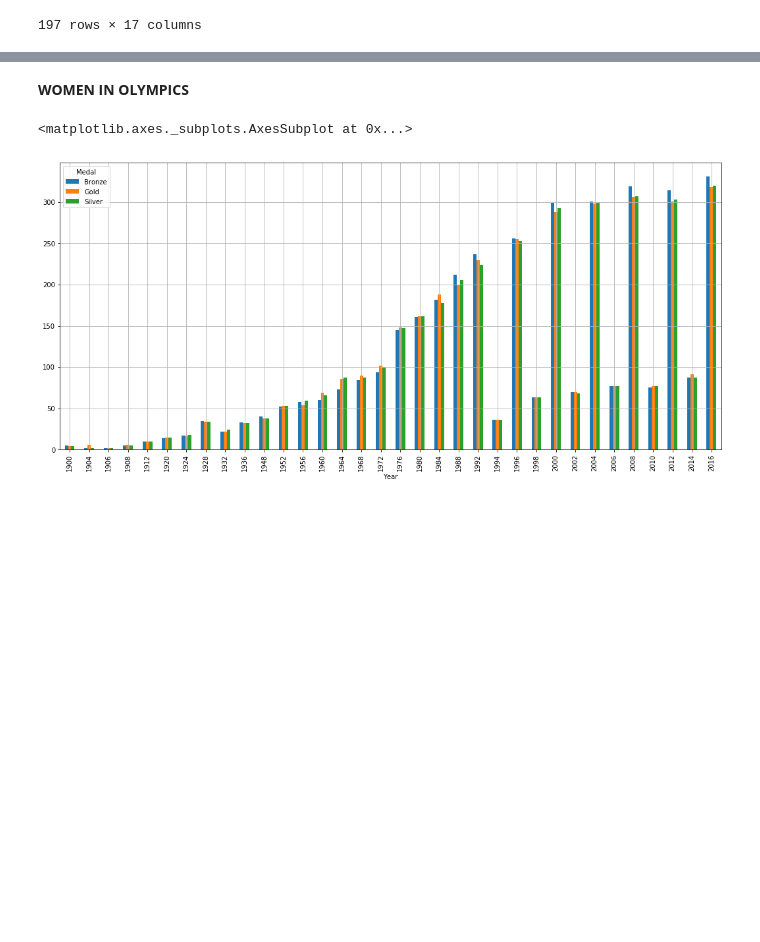
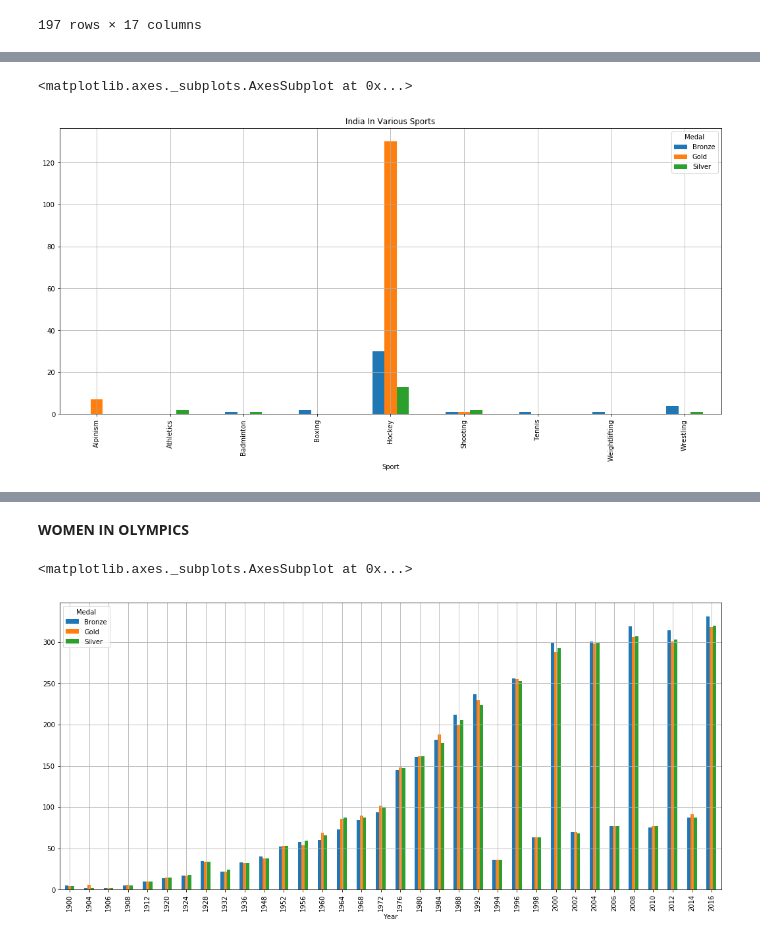
Before and after one commit to Ritvik19/Data-Tales, a Jupyter notebook: Olympics-History-2016/Olympics.ipynb, the cells around one changed output, grey strips where cells are left out. Drawn from its saved outputs; the diff is of its cells as text; code cells hidden in the pictures; blank space fills up the shorter version.

```diff
--- a/Olympics-History-2016/Olympics.ipynb
+++ b/Olympics-History-2016/Olympics.ipynb
@@ -440,4 +440,4 @@ india
 | 266934 | 133554 | Sayed Muhammad Yusuf | M | NaN | NaN | NaN | India | IND | 1928 Summer | 1928 | Summer | ... |
 197 rows × 17 columns
 # %%
-pd.pivot_table(india, index='Sport', columns='Medal', aggfunc='count', values='ID').fillna(0)
+india_sports = pd.pivot_table(india, index='Sport', columns='Medal', aggfunc='count', values='ID').fillna(0)
@@ -455,0 +458,5 @@ pd.pivot_table(india, index='Sport', columns='Medal', aggfunc='count', values='I
+# %%
+india_sports.plot.bar(figsize=(18,8), title="India In Various Sports", grid=True)
+# %% [output]
+<matplotlib.axes._subplots.AxesSubplot at 0x...>
+[figure, added]
```
Also changed, not shown: parts of 12 cells of this notebook.
